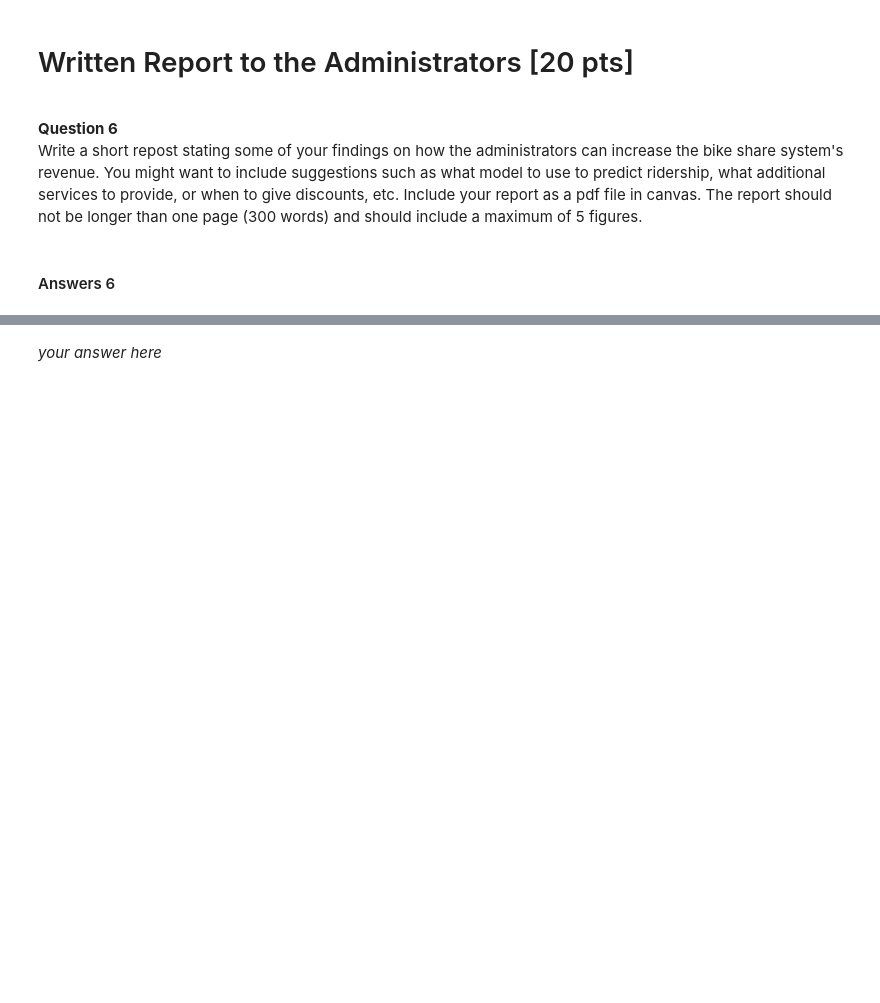
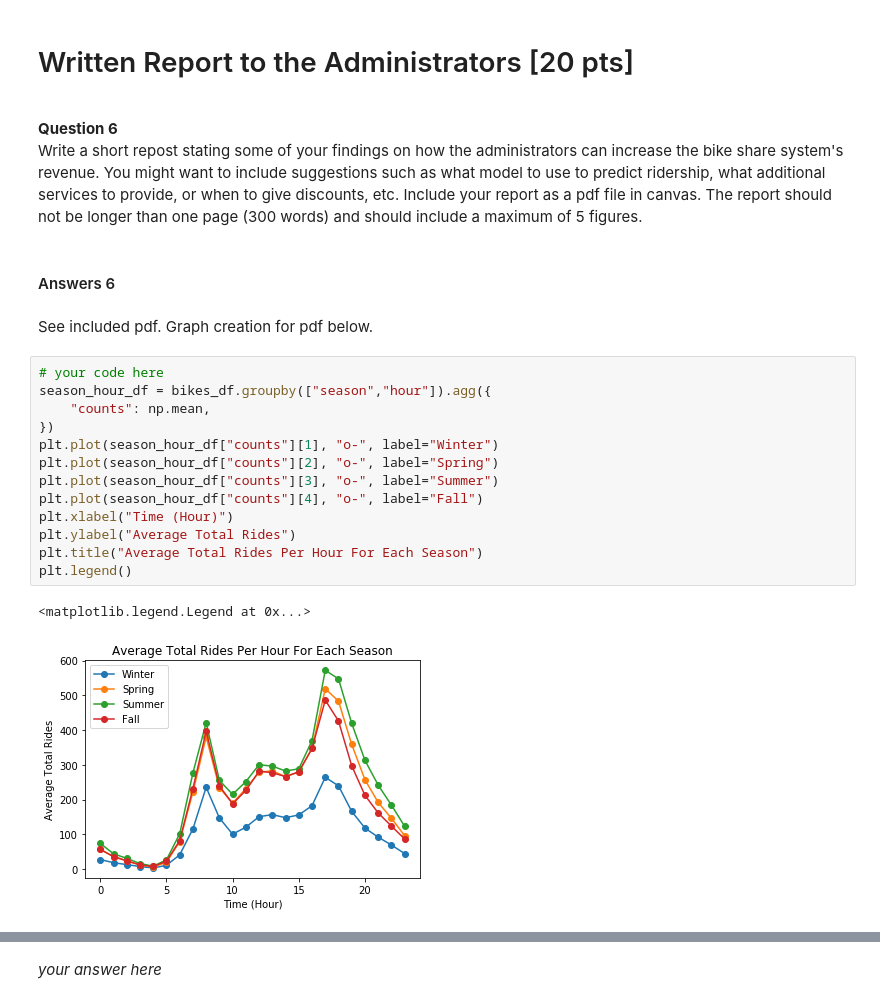
Before and after one commit to tmaounis/cs109a_hw3, a Jupyter notebook: cs109a_hw3_109.ipynb, the cells around one changed output, grey strips where cells are left out. Saved outputs shown, nothing was run; the diff lists cells and outputs as text; blank space fills up the shorter version.

```diff
--- a/cs109a_hw3_109.ipynb
+++ b/cs109a_hw3_109.ipynb
@@ -702,3 +686,21 @@ Write a short repost stating some of your findings on how the administrators can
 Include your report as a pdf file in canvas. The report should not be longer than one page (300 words) and should include a maximum of 5 figures.
 # %% [markdown]
 #### Answers 6
+# %% [markdown]
+See included pdf. Graph creation for pdf below.
+# %%
+# your code here
+season_hour_df = bikes_df.groupby(["season","hour"]).agg({
+    "counts": np.mean,
+})
+plt.plot(season_hour_df["counts"][1], "o-", label="Winter")
+plt.plot(season_hour_df["counts"][2], "o-", label="Spring")
+plt.plot(season_hour_df["counts"][3], "o-", label="Summer")
+plt.plot(season_hour_df["counts"][4], "o-", label="Fall")
+plt.xlabel("Time (Hour)")
+plt.ylabel("Average Total Rides")
+plt.title("Average Total Rides Per Hour For Each Season")
+plt.legend()
+# %% [output]
+<matplotlib.legend.Legend at 0x...>
+[figure, added]
```
Also changed, not shown: parts of 19 cells of this notebook.
